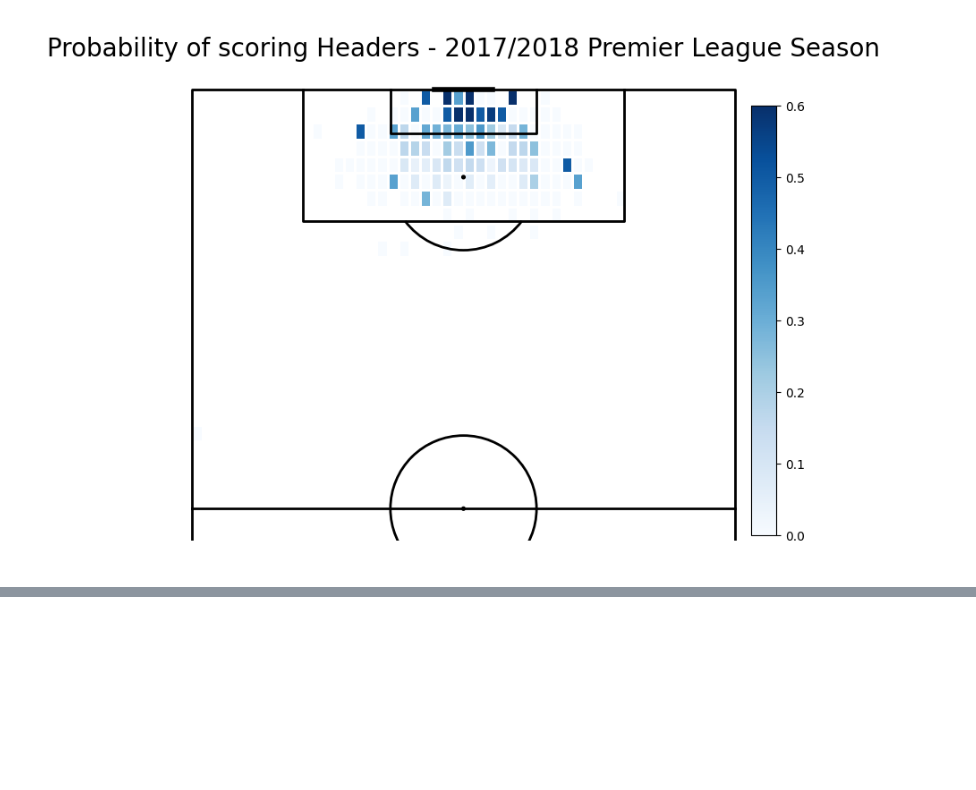
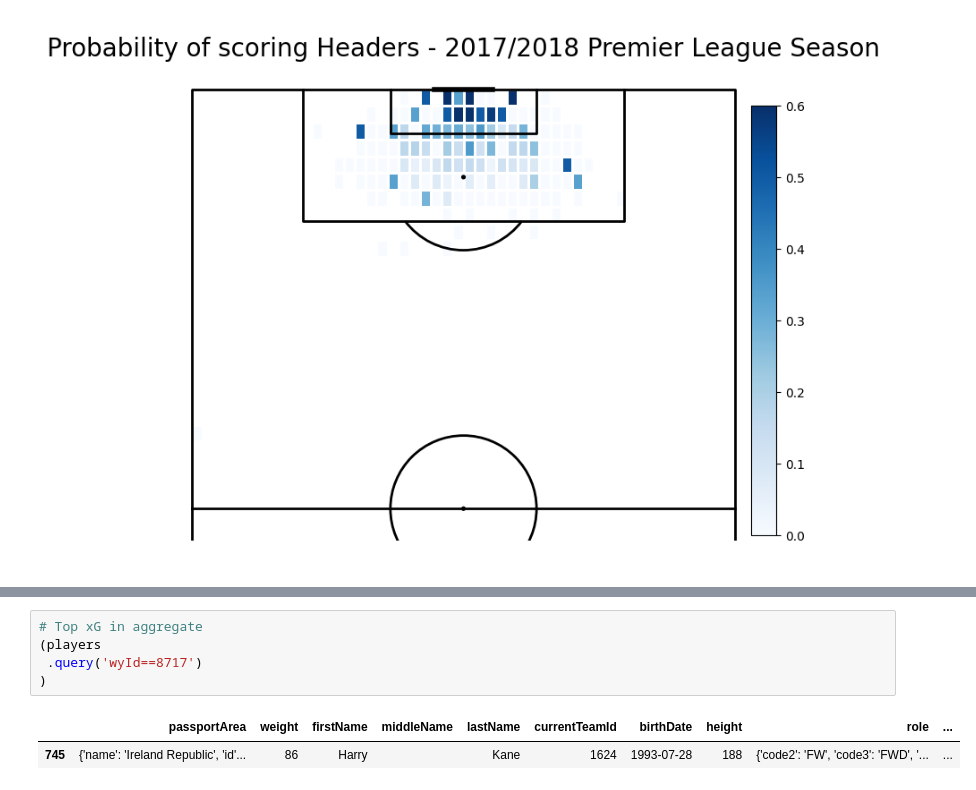
Before and after one commit to khoffLSU/footy_analytics, a Jupyter notebook: Expected goals.ipynb, the cells around one changed output, grey strips where cells are left out. Saved outputs shown, nothing was run; the diff lists cells and outputs as text; blank space fills up the shorter version.

```diff
--- a/Expected goals.ipynb
+++ b/Expected goals.ipynb
@@ -724,0 +853,8 @@ plt.show()
+# %%
+# Top xG in aggregate
+(players
+ .query('wyId==8717')
+)
+# %% [output]
+|  | passportArea | weight | firstName | middleName | lastName | currentTeamId | birthDate | height | role | ... |
+| 745 | {'name': 'Ireland Republic', 'id'... | 86 | Harry |  | Kane | 1624 | 1993-07-28 | 188 | {'code2': 'FW', 'code3': 'FWD', '... | ... |
```
Also changed, not shown: parts of 14 cells of this notebook.
